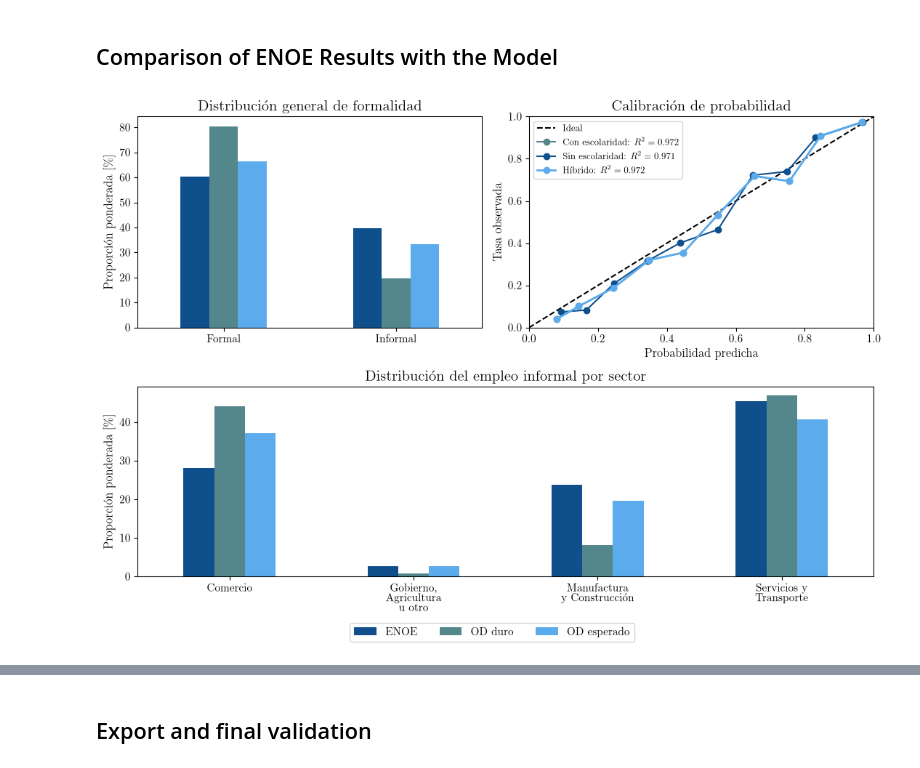
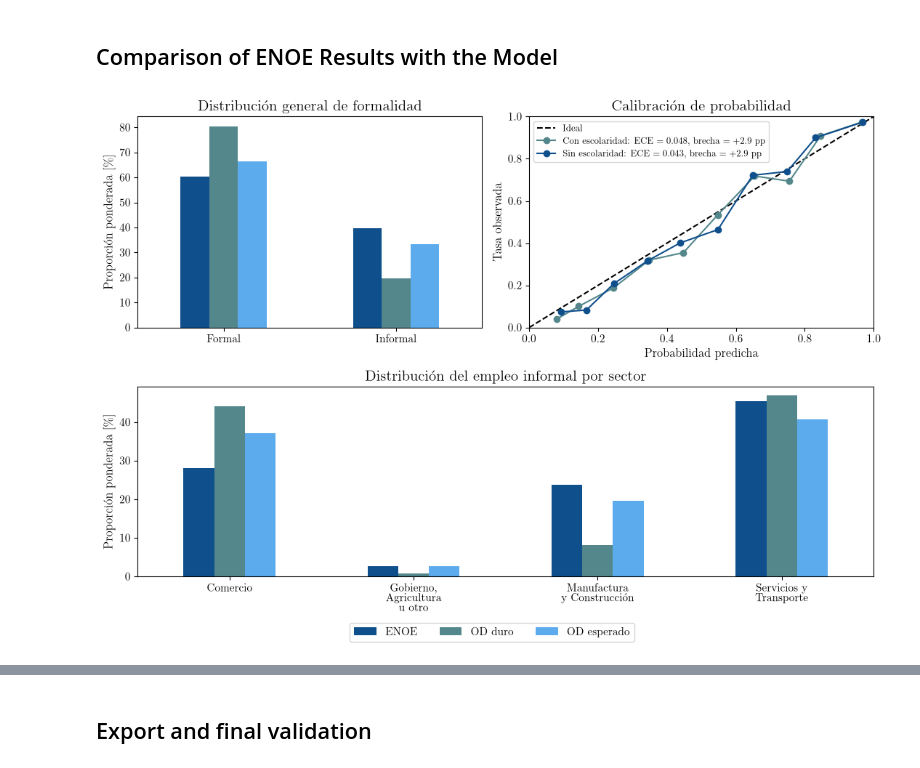
Before and after one commit to CentroFuturoCiudades/informal-jobs-model, a Jupyter notebook: notebooks/05_informality_model.ipynb, the cells around one changed output, grey strips where cells are left out. Saved outputs shown, nothing was run; the diff lists cells and outputs as text; code cells hidden in the pictures.

```diff
--- a/notebooks/05_informality_model.ipynb
+++ b/notebooks/05_informality_model.ipynb
@@ -363,0 +382,14 @@ Workers used for final ENOE training: 6,973
+# %%
+SHIP_CALIBRATED = False  # which variant is written to outputs/ and the model bundle; both are compared below
+
+final_with_education_model, final_with_education_training = src.refit_informality_model(with_education_best_model, enoe_informality, features=with_education_features, calibrate=False)
+final_without_education_model, final_without_education_training = src.refit_informality_model(without_education_best_model, enoe_informality, features=without_education_features, calibrate=False)
+final_with_education_calibrated, _ = src.refit_informality_model(with_education_best_model, enoe_informality, features=with_education_features, calibrate=True)
+final_without_education_calibrated, _ = src.refit_informality_model(without_education_best_model, enoe_informality, features=without_education_features, calibrate=True)
+final_models = {
+    "uncalibrated": (final_with_education_model, final_without_education_model),
+    "calibrated": (final_with_education_calibrated, final_without_education_calibrated),
+}
+shipped = "calibrated" if SHIP_CALIBRATED else "uncalibrated"
+final_with_education_model, final_without_education_model = final_models[shipped]
+print(f"Workers used for final ENOE training: {len(final_with_education_training):,}; shipped variant: {shipped}")
@@ -434,14 +490,6 @@ sector_order = list(sector_labels.keys())
 known_color = (0.06, 0.31, 0.55)
 assigned_color = (0.33, 0.53, 0.55)
 final_color = (0.36, 0.67, 0.93)
-
-def calibration_r2(calibration_df):
-    calibration_data = calibration_df[["observed_rate", "predicted_probability"]].dropna()
-    y_true = calibration_data["observed_rate"].to_numpy()
-    y_pred = calibration_data["predicted_probability"].to_numpy()
-    ss_res = np.sum((y_true - y_pred) ** 2)
-    ss_tot = np.sum((y_true - y_true.mean()) ** 2)
-    return np.nan if ss_tot == 0 else 1 - ss_res / ss_tot
 
 # Distribución general formal / informal
 enoe_total_population = enoe_benchmark["survey_weight"].sum()
@@ -512,35 +560,11 @@ informality_within_sector = pd.DataFrame({
 informality_within_sector.index = informality_within_sector.index.map(sector_labels)
 informality_within_sector.index.name = "sector"
 
-# Calibración del modelo híbrido
-education_available = enoe_informality_test["escolaridad"].notna() & (enoe_informality_test["escolaridad"] != "no_especificado")
-
-prob_with_education = with_education_best_model.predict_proba(enoe_informality_test[with_education_features])[:, 1]
-prob_without_education = without_education_best_model.predict_proba(enoe_informality_test[without_education_features])[:, 1]
-
-hybrid_probability = np.where(education_available, prob_with_education, prob_without_education)
-
-hybrid_test = enoe_informality_test[["informal", "survey_weight"]].copy()
-hybrid_test["predicted_probability"] = hybrid_probability
-hybrid_test["bin"] = pd.cut(hybrid_test["predicted_probability"], bins=np.linspace(0, 1, 11), include_lowest=True)
-
-hybrid_test["weighted_informal"] = hybrid_test["survey_weight"] * hybrid_test["informal"]
-hybrid_test["weighted_probability"] = hybrid_test["survey_weight"] * hybrid_test["predicted_probability"]
-
-hybrid_calibration = hybrid_test.groupby("bin", observed=False).agg(
-    sample_workers=("informal", "size"),
-    weighted_population=("survey_weight", "sum"),
-    weighted_informal=("weighted_informal", "sum"),
-    weighted_probability=("weighted_probability", "sum")
-).reset_index()
-
-hybrid_calibration["observed_rate"] = hybrid_calibration["weighted_informal"] / hybrid_calibration["weighted_population"]
-hybrid_calibration["predicted_probability"] = hybrid_calibration["weighted_probability"] / hybrid_calibration["weighted_population"]
-
-# R^2 de calibración
-r2_with_education = calibration_r2(with_education_calibration)
-r2_without_education = calibration_r2(without_education_calibration)
-r2_hybrid = calibration_r2(hybrid_calibration)
+# Calibración en hogares metropolitanos de prueba (modelo enviado a producción)
+calibration_summary = {}
+for label, model, features in (("Con escolaridad", with_education_best_model, with_education_features), ("Sin escolaridad", without_education_best_model, without_education_features)):
+    metrics_, _, table_ = src.evaluate_informality_model(model, enoe_informality_test, features=features)
+    calibration_summary[label] = {"table": table_, "ece": float(metrics_["ece"].iloc[0]), "gap": float(metrics_["calibration_gap_pp"].iloc[0]), "slope": float(metrics_["calibration_slope"].iloc[0])}
 
 
 # 6) Plots
@@ -566,11 +590,9 @@ ax1.get_legend().remove()
 # Arriba derecha: Calibración
 ax2.plot([0, 1], [0, 1], linestyle="--", color="black", linewidth=1.5, label="Ideal")
 
-ax2.plot(with_education_calibration["predicted_probability"], with_education_calibration["observed_rate"], marker="o", color=assigned_color, label=rf"Con escolaridad: $R^2={r2_with_education:.3f}$")
-
-ax2.plot(without_education_calibration["predicted_probability"], without_education_calibration["observed_rate"], marker="o", color=known_color, label=rf"Sin escolaridad: $R^2={r2_without_education:.3f}$")
-
-ax2.plot(hybrid_calibration["predicted_probability"], hybrid_calibration["observed_rate"], marker="o", color=final_color, linewidth=2, label=rf"Híbrido: $R^2={r2_hybrid:.3f}$")
+for label, color in (("Con escolaridad", assigned_color), ("Sin escolaridad", known_color)):
+    table_ = calibration_summary[label]["table"]
+    ax2.plot(table_["predicted_probability"], table_["observed_rate"], marker="o", color=color, label=rf"{label}: ECE $={calibration_summary[label]['ece']:.3f}$, brecha $={calibration_summary[label]['gap']:+.1f}$ pp")
 
 ax2.set_title("Calibración de probabilidad", fontsize=15)
 ax2.set_xlabel("Probabilidad predicha", fontsize=12)
@@ -587,40 +609,37 @@ informal_distribution_by_sector.plot(kind="bar", ax=ax3, color=[known_color, ass
 ax3.set_title("Distribución del empleo informal por sector", fontsize=15)
 ax3.set_xlabel("")
 ax3.set_ylabel("Proporción ponderada [\%]", fontsize=12)
 ax3.tick_params(axis="x", rotation=0, labelsize=11)
 ax3.tick_params(axis="y", labelsize=11)
 ax3.get_legend().remove()
 
 fig.legend(handles, labels, loc="lower center", ncol=3, fontsize=11, bbox_to_anchor=(0.5, 0.04), frameon=True)
 
 output_dir = ROOT / "outputs/figures"
 output_dir.mkdir(parents=True, exist_ok=True)
 
 plt.tight_layout(rect=[0, 0.08, 1, 1])
 
 fig.savefig(output_dir / "informality_model_enoe_od_comparison.pdf", bbox_inches="tight")
 fig.savefig(output_dir / "informality_model_enoe_od_comparison.png", dpi=600, bbox_inches="tight")
 
 plt.show()
 
 # Tablas resumen
 print("Distribución general formal / informal")
 print(overall_formality_distribution.round(2))
 
 print("\nDistribución del empleo informal por sector")
 print(informal_distribution_by_sector.round(2))
 
 print("\nTasa de informalidad dentro de cada sector")
 print(informality_within_sector.round(2))
 
-print("\nCalibración del modelo híbrido")
-print(hybrid_calibration.round(4))
-
-print(f"\nR² con escolaridad: {r2_with_education:.4f}")
-print(f"R² sin escolaridad: {r2_without_education:.4f}")
-print(f"R² híbrido: {r2_hybrid:.4f}")
+print("\nCalibración (hogares metropolitanos de prueba)")
+for label, values in calibration_summary.items():
+    print(f"{label}: ECE = {values['ece']:.4f}, brecha = {values['gap']:+.2f} pp, pendiente = {values['slope']:.3f}")
 # %% [output]
-[figure, old version]
+[figure, new version]
 Distribución general formal / informal
            ENOE  OD duro  OD esperado
 Formal    60.41    80.35        66.55
```
Also changed, not shown: parts of 8 cells of this notebook, 17 other files.
